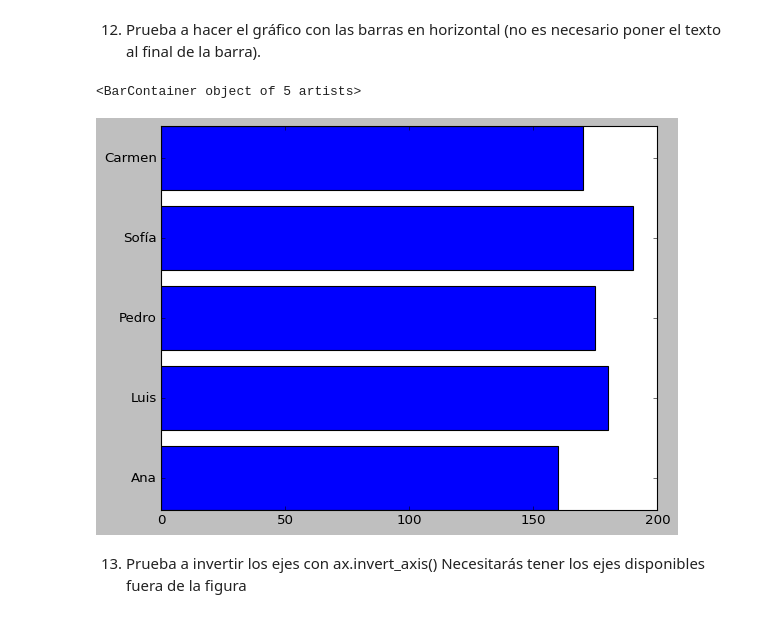
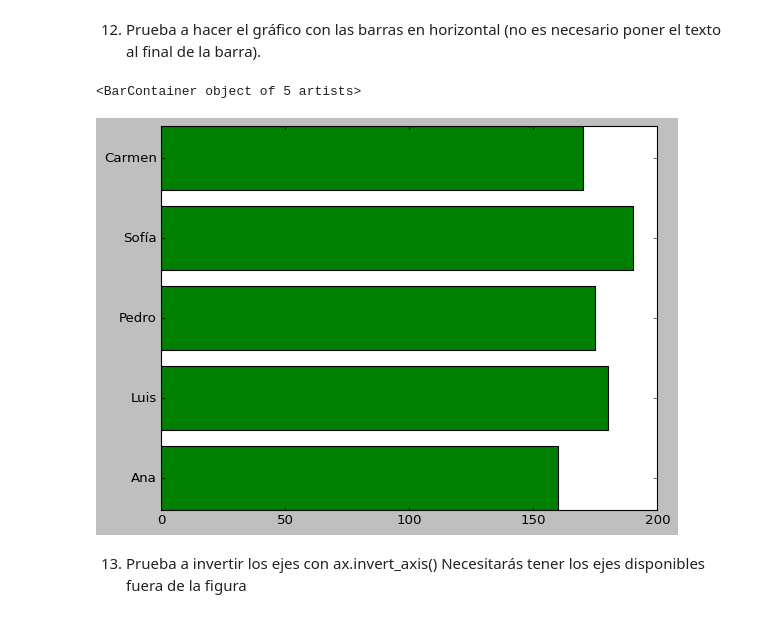
Before and after one commit to mgiljimenez/MGJ_Data_Bootcamp, a Jupyter notebook: 2-Data Analysis/3-Visualizacion/1-Matplotlib/ejercicios/ejercicios_Matplotlib_noresuelto.ipynb, the cells around one changed output. Saved outputs shown, nothing was run; the diff lists cells and outputs as text; code cells hidden in the pictures.

```diff
--- a/2-Data Analysis/3-Visualizacion/1-Matplotlib/ejercicios/ejercicios_Matplotlib_noresuelto.ipynb
+++ b/2-Data Analysis/3-Visualizacion/1-Matplotlib/ejercicios/ejercicios_Matplotlib_noresuelto.ipynb
@@ -129,10 +129,10 @@ for bar in barplot:
 # %% [markdown]
 12. Prueba a hacer el gráfico con las barras en horizontal (no es necesario poner el texto al final de la barra).
 # %%
-plt.barh(list(dic_alturas.keys()), list(dic_alturas.values()))
+plt.barh(list(dic_alturas.keys()), list(dic_alturas.values()), color="green")
 # %% [output]
 <BarContainer object of 5 artists>
-[figure, old version]
+[figure, new version]
 # %% [markdown]
 13. Prueba a invertir los ejes con ax.invert_axis()
 Necesitarás tener los ejes disponibles fuera de la figura
```
Also changed, not shown: parts of 1 cell of this notebook, 18 other files.
